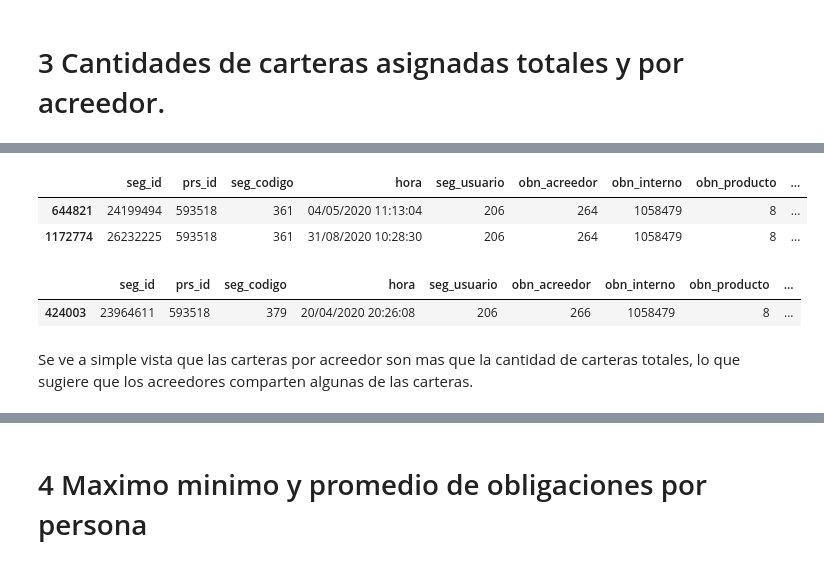
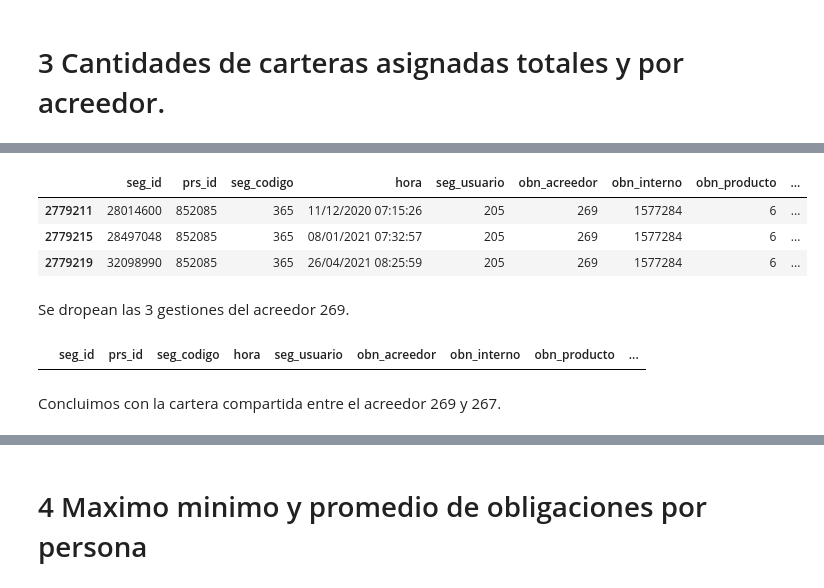
Before and after one commit to teoArganaraz/DiploDatos2022-Mentoria, a Jupyter notebook: Mentoria - Entregable 1 -Definitivo-correciones.ipynb, the cells around one changed output, grey strips where cells are left out. Drawn from its saved outputs; the diff is of its cells as text; code cells hidden in the pictures.

Commit message:
Entregables definitivos 1 y2

```diff
--- a/Mentoria - Entregable 1 -Definitivo-correciones.ipynb
+++ b/Mentoria - Entregable 1 -Definitivo-correciones.ipynb
@@ -709,0 +1153,3 @@ carteras_266
+# %%
+df = df.drop(df[(df['obn_acreedor'] == 271) & (df['obn_cabecera']==10123)].index, axis=0)
+df[(df['obn_acreedor'] == 271) & (df['obn_cabecera']==10123)]
@@ -709,0 +1196,3 @@ carteras_266
+# %%
+df = df.drop(df[(df['obn_acreedor'] == 264) & (df['obn_cabecera']==9394)].index, axis=0)
+df[(df['obn_acreedor'] == 264) & (df['obn_cabecera']==9394)]
@@ -709,0 +1237,3 @@ carteras_266
+# %%
+df = df.drop(df[(df['obn_acreedor'] == 272) & (df['obn_cabecera']==9576)].index, axis=0)
+df[(df['obn_acreedor'] == 272) & (df['obn_cabecera']==9576)]
@@ -709,0 +1269,3 @@ carteras_266
+# %%
+df = df.drop(df[(df['obn_acreedor'] == 271) & (df['obn_cabecera']==9533)].index, axis=0)
+df[(df['obn_acreedor'] == 271) & (df['obn_cabecera']==9533)]
@@ -710,13 +1296,16 @@ carteras_266
 # %%
-df_2019_2022[(df_2019_2022['obn_acreedor'] == 264) & (df_2019_2022['obn_cabecera']==7639)]
+df[(df['obn_acreedor'] == 269) & (df['obn_cabecera']==9581)]
 # %% [output]
 |  | seg_id | prs_id | seg_codigo | hora | seg_usuario | obn_acreedor | obn_interno | obn_producto | ... |
-| 644821 | 24199494 | 593518 | 361 | 04/05/2020 11:13:04 | 206 | 264 | 1058479 | 8 | ... |
-| 1172774 | 26232225 | 593518 | 361 | 31/08/2020 10:28:30 | 206 | 264 | 1058479 | 8 | ... |
+| 2779211 | 28014600 | 852085 | 365 | 11/12/2020 07:15:26 | 205 | 269 | 1577284 | 6 | ... |
+| 2779215 | 28497048 | 852085 | 365 | 08/01/2021 07:32:57 | 205 | 269 | 1577284 | 6 | ... |
+| 2779219 | 32098990 | 852085 | 365 | 26/04/2021 08:25:59 | 205 | 269 | 1577284 | 6 | ... |
-# %%
-df_2019_2022[(df_2019_2022['obn_acreedor'] == 266) & (df_2019_2022['obn_cabecera']==7639)]
-# %% [output]
-|  | seg_id | prs_id | seg_codigo | hora | seg_usuario | obn_acreedor | obn_interno | obn_producto | ... |
-| 424003 | 23964611 | 593518 | 379 | 20/04/2020 20:26:08 | 206 | 266 | 1058479 | 8 | ... |
-# %% [markdown]
-Se ve a simple vista que las carteras por acreedor son mas que la cantidad de carteras totales, lo que sugiere que los acreedores comparten algunas de las carteras.
+# %% [markdown]
+Se dropean las 3 gestiones del acreedor 269.
+# %%
+df = df.drop(df[(df['obn_acreedor'] == 269) & (df['obn_cabecera']==9581)].index, axis=0)
+df[(df['obn_acreedor'] == 269) & (df['obn_cabecera']==9581)]
+# %% [output]
+|  | seg_id | prs_id | seg_codigo | hora | seg_usuario | obn_acreedor | obn_interno | obn_producto | ... |
+# %% [markdown]
+Concluimos con la cartera compartida entre el acreedor 269 y 267.
```
Also changed, not shown: parts of 130 cells of this notebook, 1 other file.
